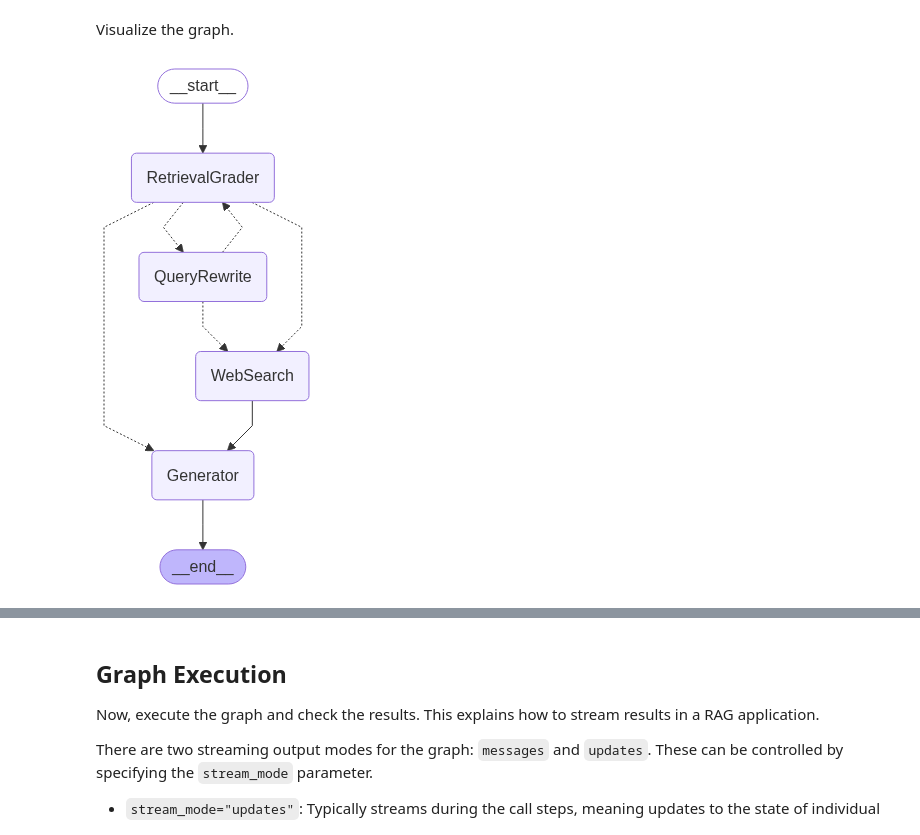
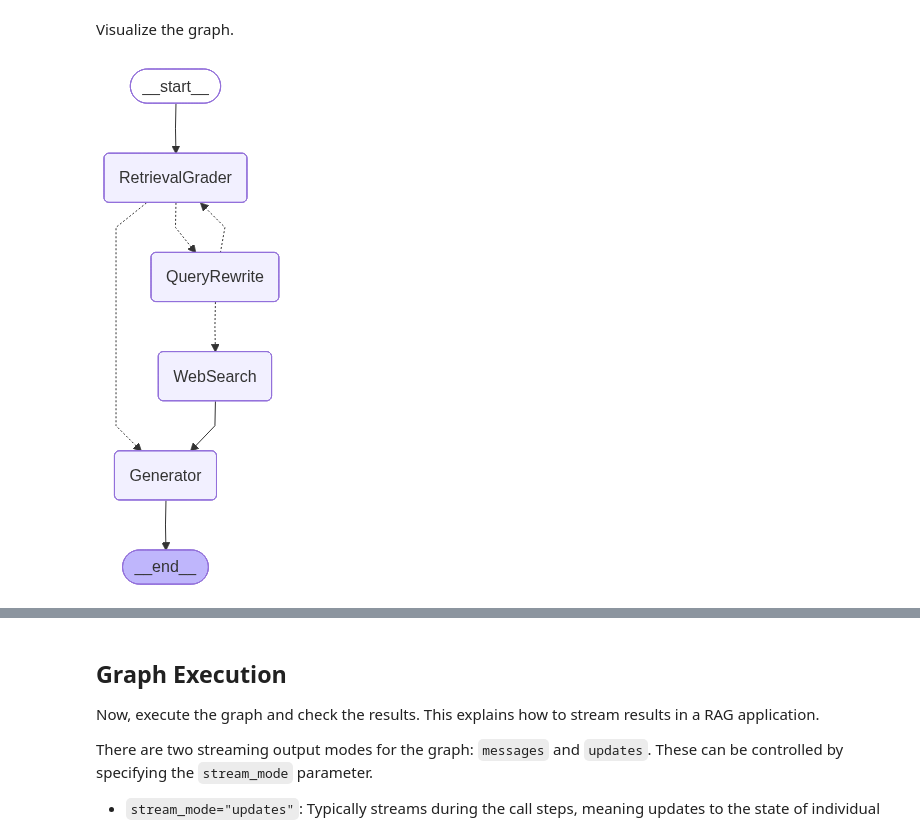
Before and after one commit to Bluedata-Consulting/GAAI-B5-GCP, a Jupyter notebook: code10_RAG_Advanced.ipynb, the cells around one changed output, grey strips where cells are left out. Cells and saved outputs as stored; diff of their text form; code cells hidden in the pictures.

```diff
--- a/code10_RAG_Advanced.ipynb
+++ b/code10_RAG_Advanced.ipynb
@@ -355,0 +351,33 @@ Define the nodes to be used in the CRAG graph.
+# %%
+from pydantic import BaseModel, Field
+
+class graderResponseStructure(BaseModel):
+    grader_score:str = Field(description="Documents are relevant to the question, 'yes' or 'no'")
+
+
+graderLLM = llm.with_structured_output(graderResponseStructure)
+
+# Document Evaluation Node
+def grade_documents(state: GraphState):
+    print("\n==== [CHECK DOCUMENT RELEVANCE TO QUESTION] ====\n")
+    prompt = PromptTemplate.from_template("""
+    You are a grading expert, Kindly evaluate provided documents and its relevance for the user query, if the document containers keywords or semantic meaning
+                                          related to the question, then it is relevant, return 'yes' or else return 'no'
+    Are the following documents relevant to the query?
+    Query: {query}
+    Documents: {docs}
+    Answer "YES" or "NO".
+    """)
+    formatted_docs = "\n\n".join([doc.page_content for doc in state["documents"]])
+    result = graderLLM.invoke(prompt.format(query=state["question"], docs=formatted_docs))
+    is_relevant = "yes" in result.grader_score.lower()
+    return {
+        "question": state["question"],
+        "documents": state["documents"],
+        "relevant": is_relevant,
+        "refined_for_re_retrieval": state.get("refined_for_re_retrieval")
+    }
+# %%
+qus = "what is large cap equity market?"
+docs = retrieve({"question":qus,"refined_for_re_retrieval":False})
+grade_documents({"question":qus,"documents":docs['documents']})
@@ -444,12 +439,9 @@ Visualize the graph.
 # %%
 # ---- Subgraph: Retrieval + Grading ----
 def build_retrieval_grader_subgraph():
-    sub_builder = StateGraph(GraphState)
-    sub_builder.add_node("Retrieve", retrieve)
-    sub_builder.add_node("Grade", grade_documents)
-    sub_builder.set_entry_point("Retrieve")
-    sub_builder.add_edge("Retrieve", "Grade")
-    sub_builder.add_edge("Grade", END)
+    sub_builder = StateGraph(GraphState).add_sequence([retrieve,grade_documents])
+    sub_builder.add_edge(START,"retrieve")
+    sub_builder.add_edge("grade_documents", END)
     return sub_builder.compile()
 
 retrieval_grader = build_retrieval_grader_subgraph()
@@ -463,35 +455,32 @@ builder.add_node("Generator", generate)
 builder.add_node("QueryRewrite", query_rewrite)
 builder.add_node("WebSearch", web_search)
 
 builder.set_entry_point("RetrievalGrader")
 
 # ---- Routing Logic ----
 def route_after_grading(state: GraphState) -> str:
     if state["relevant"]:
         return "Generator"
     elif not state["refined_for_re_retrieval"]:
         return "QueryRewrite"
-    elif state.get("web_search"):
-        return "WebSearch"
     else:
         return "QueryRewrite"
 
 def route_after_rewrite(state: GraphState) -> str:
     if state.get("web_search"):
         return "WebSearch"
     return "RetrievalGrader"
 
 builder.add_conditional_edges("RetrievalGrader", route_after_grading,{"Generator":"Generator",
                                                                       "QueryRewrite":"QueryRewrite",
-                                                                      "WebSearch":"WebSearch",
                                                                       })
 builder.add_edge("Generator", END)
 builder.add_conditional_edges("QueryRewrite", route_after_rewrite,{"WebSearch":"WebSearch","RetrievalGrader":"RetrievalGrader"})
 builder.add_edge("WebSearch", "Generator")
 
 graph = builder.compile()
 
 graph
 # %% [output]
-[figure, old version]
+[figure, new version]
 # %%
```
Also changed, not shown: parts of 22 cells of this notebook.
